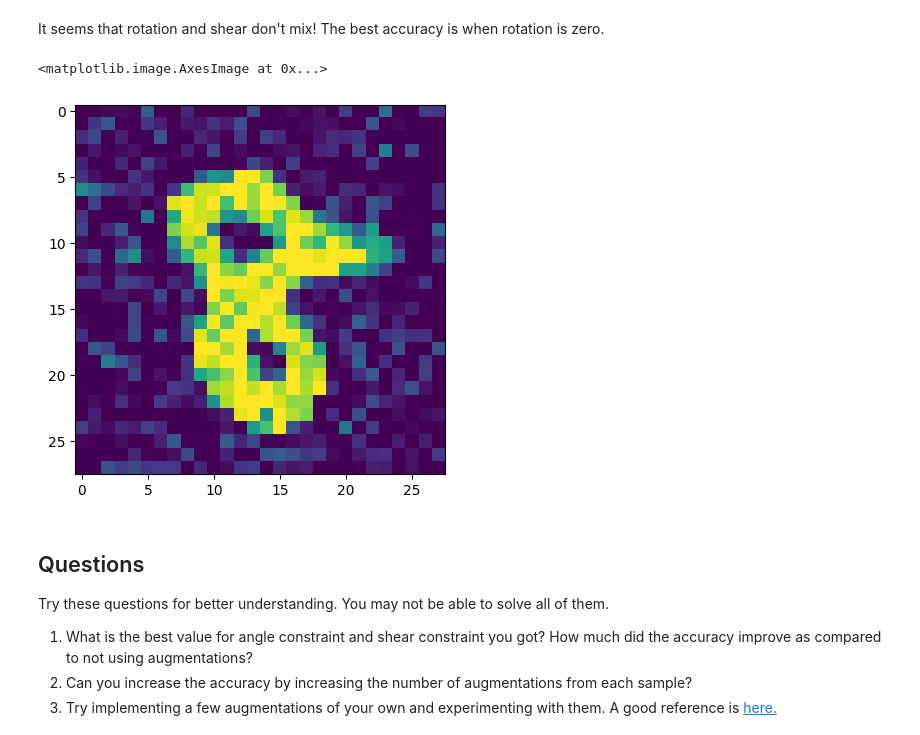
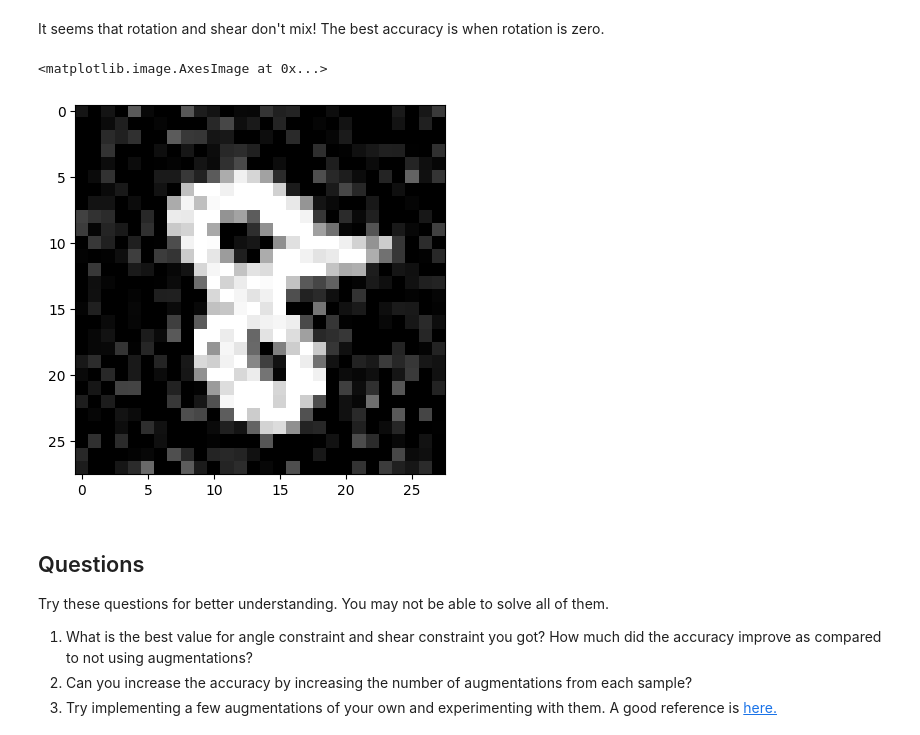
Before and after one commit to salonishenoy/AIMLcourse, a Jupyter notebook: AIML_Module_1_Lab_3_Data_Augmentation.ipynb, the cells around one changed output. Saved outputs shown, nothing was run; the diff lists cells and outputs as text; code cells hidden in the pictures.

```diff
--- a/AIML_Module_1_Lab_3_Data_Augmentation.ipynb
+++ b/AIML_Module_1_Lab_3_Data_Augmentation.ipynb
@@ -330,13 +330,13 @@ It seems that rotation and shear don't mix! The best accuracy is when rotation i
 # %%
 from skimage.util import random_noise
 
 sigma = 0.155
 noisyrandom = random_noise(sample, var = sigma**2)
 
-plt.imshow(noisyrandom)
+plt.imshow(noisyrandom, cmap='gray')
 # %% [output]
 <matplotlib.image.AxesImage at 0x...>
-[figure, old version]
+[figure, new version]
 # %% [markdown]
 ## Questions
 Try these questions for better understanding. You may not be able to solve all of them.
```
